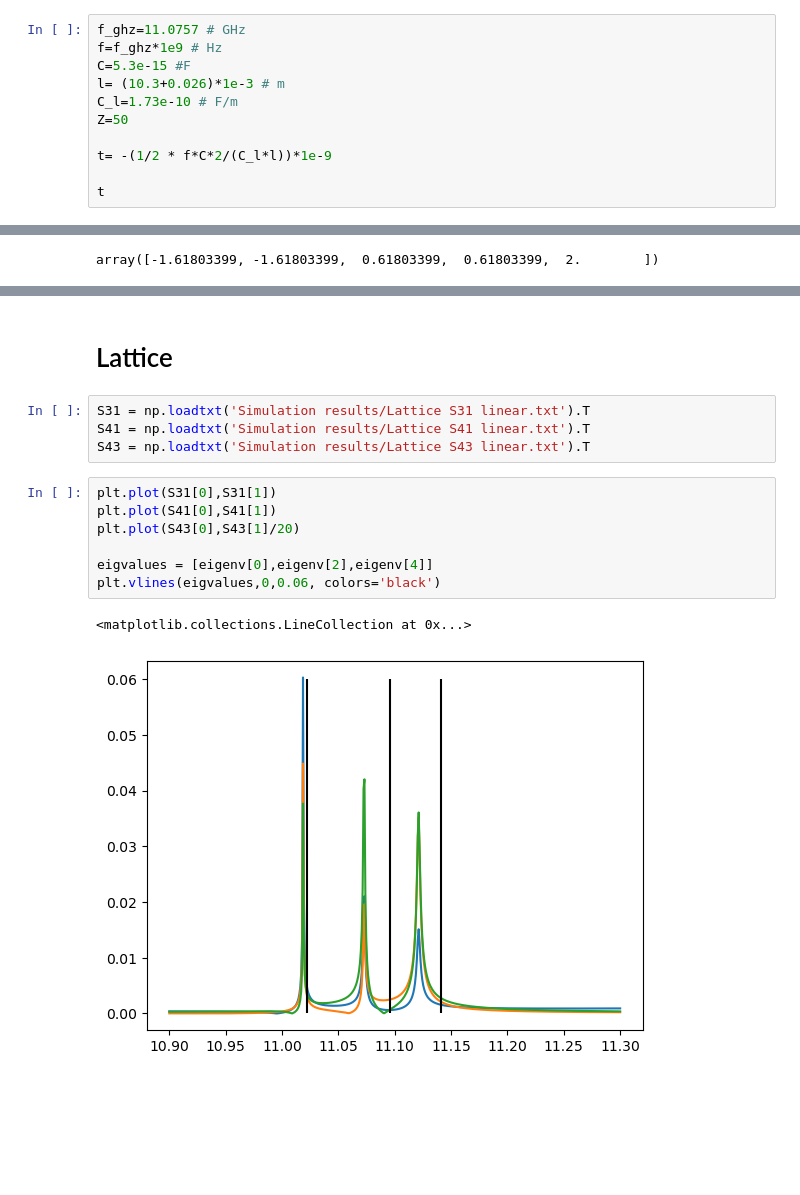
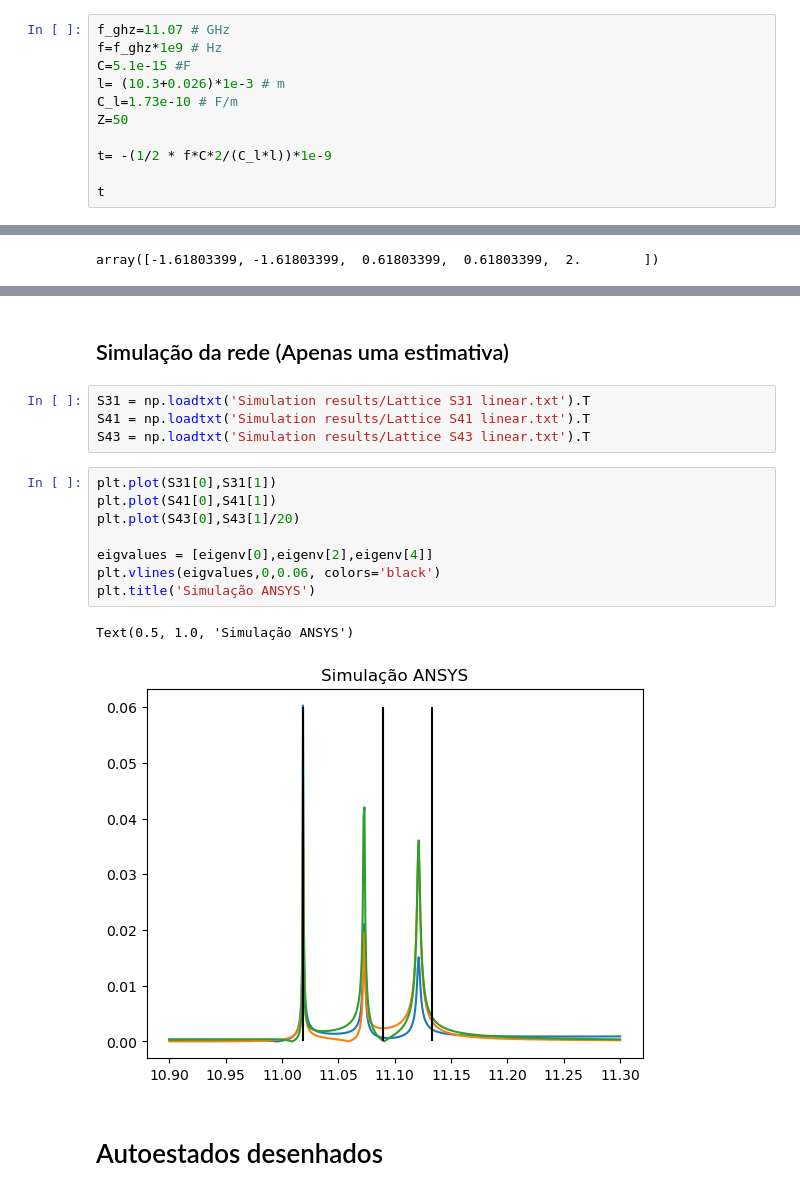
Before and after one commit to ScM-Edh/Sub-lattices, a Jupyter notebook: Five coupled resonators/Analize.ipynb, the cells around one changed output, grey strips where cells are left out. Cells and saved outputs as stored; diff of their text form; blank space fills up the shorter version.

```diff
--- a/Five coupled resonators/Analize.ipynb
+++ b/Five coupled resonators/Analize.ipynb
@@ -37,9 +37,9 @@ x_max
 # %% [markdown]
 # Hopping rate
 # %%
-f_ghz=11.0757 # GHz
+f_ghz=11.07 # GHz
 f=f_ghz*1e9 # Hz
-C=5.3e-15 #F
+C=5.1e-15 #F
 l= (10.3+0.026)*1e-3 # m
 C_l=1.73e-10 # F/m
 Z=50
@@ -94,5 +94,5 @@ print(H,'\n\n', eigenv)
-# %% [markdown]
-# Lattice
+# %% [markdown]
+## Simulação da rede (Apenas uma estimativa)
 # %%
 S31 = np.loadtxt('Simulation results/Lattice S31 linear.txt').T
 S41 = np.loadtxt('Simulation results/Lattice S41 linear.txt').T
@@ -100,10 +100,13 @@ S43 = np.loadtxt('Simulation results/Lattice S43 linear.txt').T
 # %%
 plt.plot(S31[0],S31[1])
 plt.plot(S41[0],S41[1])
 plt.plot(S43[0],S43[1]/20)
 
 eigvalues = [eigenv[0],eigenv[2],eigenv[4]]
 plt.vlines(eigvalues,0,0.06, colors='black')
+plt.title('Simulação ANSYS')
 # %% [output]
-<matplotlib.collections.LineCollection at 0x...>
+Text(0.5, 1.0, 'Simulação ANSYS')
-[figure, old version]
+[figure, new version]
+# %% [markdown]
+# Autoestados desenhados
```
Also changed, not shown: parts of 4 cells of this notebook.
